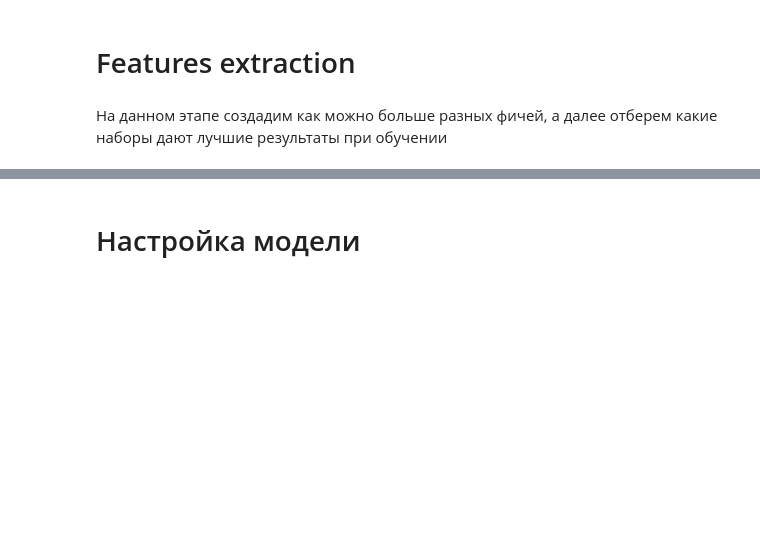
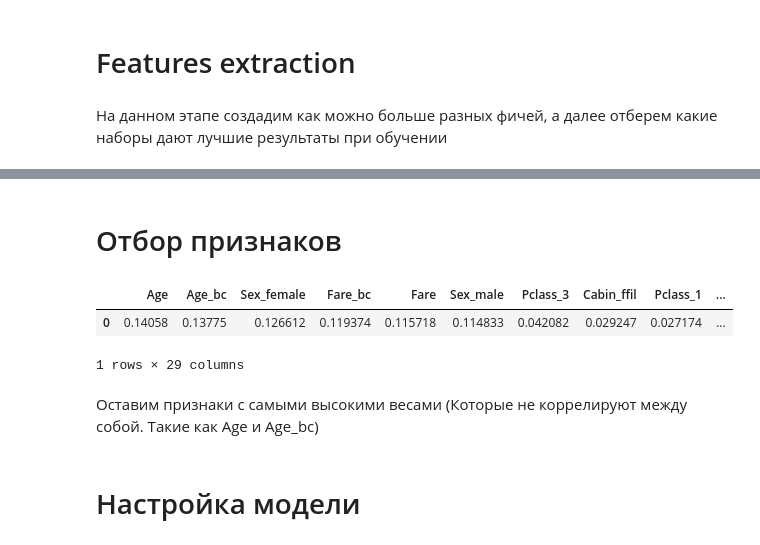
Before and after one commit to G544/kaggle_competition, a Jupyter notebook: kaggle/Titanic.ipynb, the cells around one changed output, grey strips where cells are left out. Cells and saved outputs as stored; diff of their text form; code cells hidden in the pictures; blank space fills up the shorter version.

```diff
--- a/kaggle/Titanic.ipynb
+++ b/kaggle/Titanic.ipynb
@@ -310,0 +315,10 @@ Recall для rf 0.852
+# %% [markdown]
+# Отбор признаков
+# %%
+pd.DataFrame(rf.feature_importances_, index=X_train.columns).sort_values(by=0, ascending=False).T
+# %% [output]
+|  | Age | Age_bc | Sex_female | Fare_bc | Fare | Sex_male | Pclass_3 | Cabin_ffil | Pclass_1 | ... |
+| 0 | 0.14058 | 0.13775 | 0.126612 | 0.119374 | 0.115718 | 0.114833 | 0.042082 | 0.029247 | 0.027174 | ... |
+1 rows × 29 columns
+# %% [markdown]
+Оставим признаки с самыми высокими весами (Которые не коррелируют между собой. Такие как Age и Age_bc)
```
Also changed, not shown: parts of 16 cells of this notebook.
